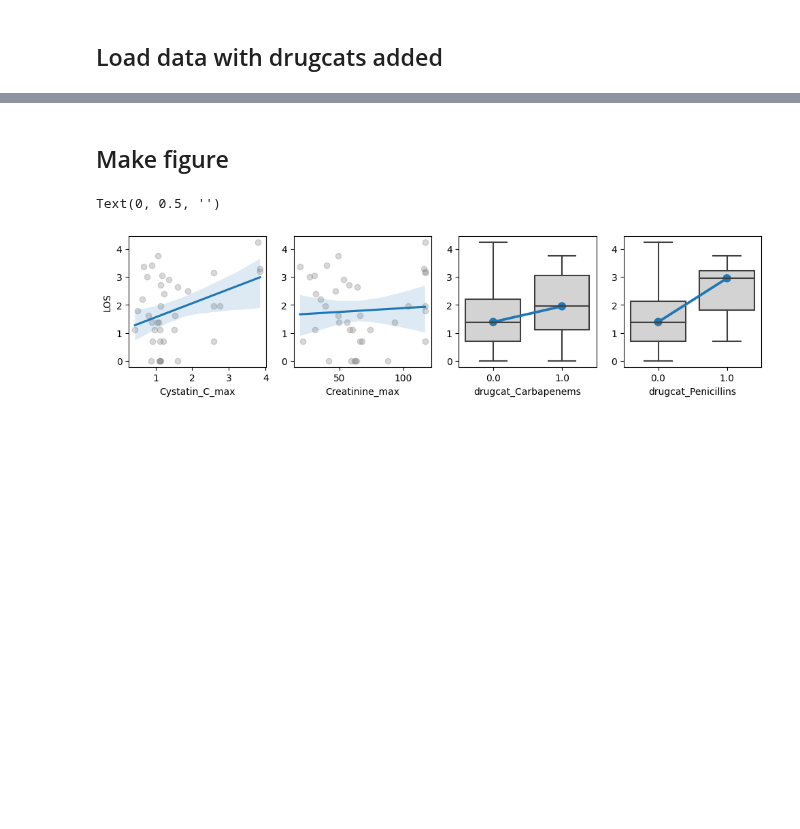
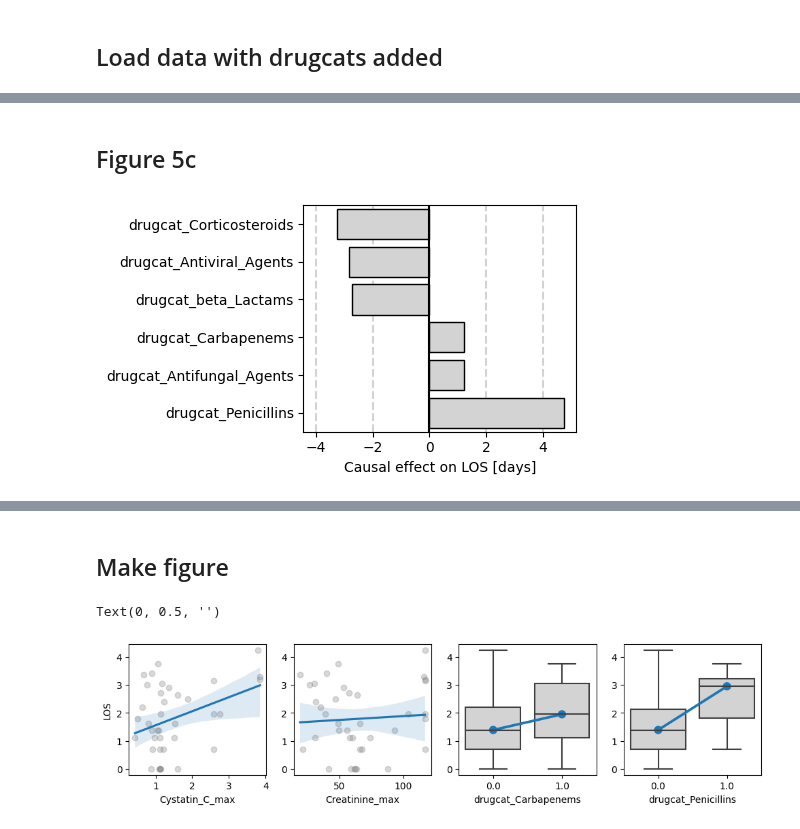
Before and after one commit to theislab/ehrapy-reproducibility, a Jupyter notebook: Figure_5/causal_known_graph.ipynb, the cells around one changed output, grey strips where cells are left out. Cells and saved outputs as stored; diff of their text form; code cells hidden in the pictures; blank space fills up the shorter version.

```diff
--- a/Figure_5/causal_known_graph.ipynb
+++ b/Figure_5/causal_known_graph.ipynb
@@ -201,0 +217,28 @@ pH_max 38.823
+# %% [markdown]
+## Figure 5c
+# %%
+fig, ax = plt.subplots(1, 1, figsize=(5, 3))
+
+ax = sns.barplot(
+    data=results.sort_values(by="estimate", ascending=True),
+    y="treatment",
+    x="estimate",
+    color="lightgrey",
+    ax=ax,
+    edgecolor="black",
+    zorder=2,
+)
+ax.axvline(0, color="black", linestyle="-")
+
+for i in range(-4, 6, 2):
+    ax.axvline(i, color="lightgrey", linestyle="--", zorder=0)
+
+ax.set_ylabel("")
+ax.set_xlabel("Causal effect on LOS [days]")
+ax.set_xticks([-4, -2, 0, 2, 4])
+
+plt.tight_layout()
+plt.savefig("./Figure5c.png", dpi=300)
+plt.savefig("./Figure5c.pdf")
+# %% [output]
+[figure, added]
```
Also changed, not shown: parts of 15 cells of this notebook, 9 other files.
